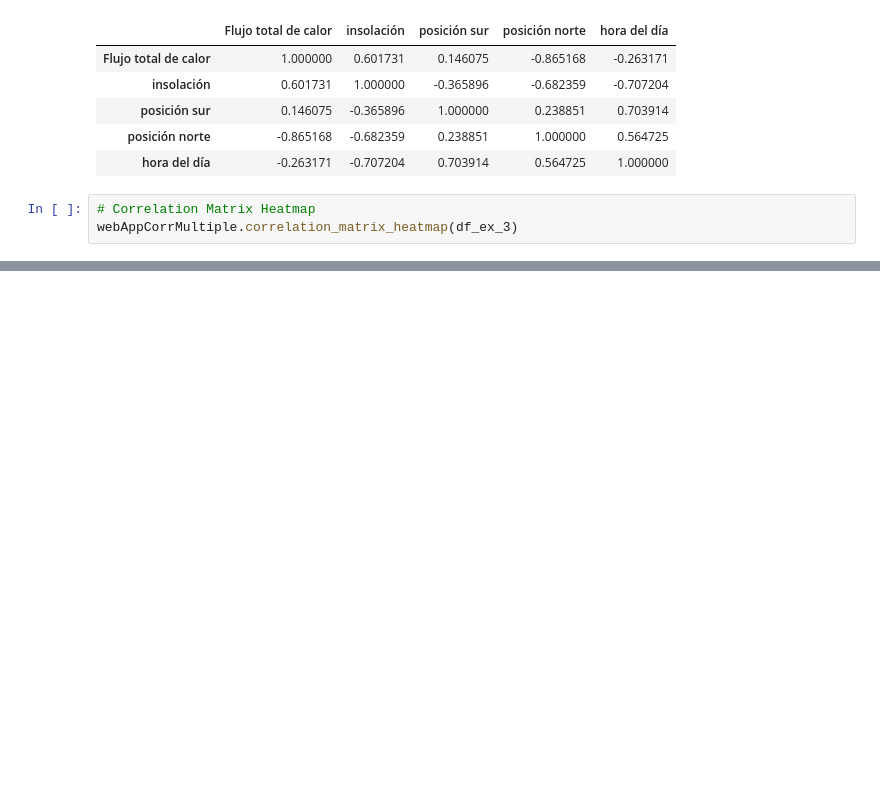
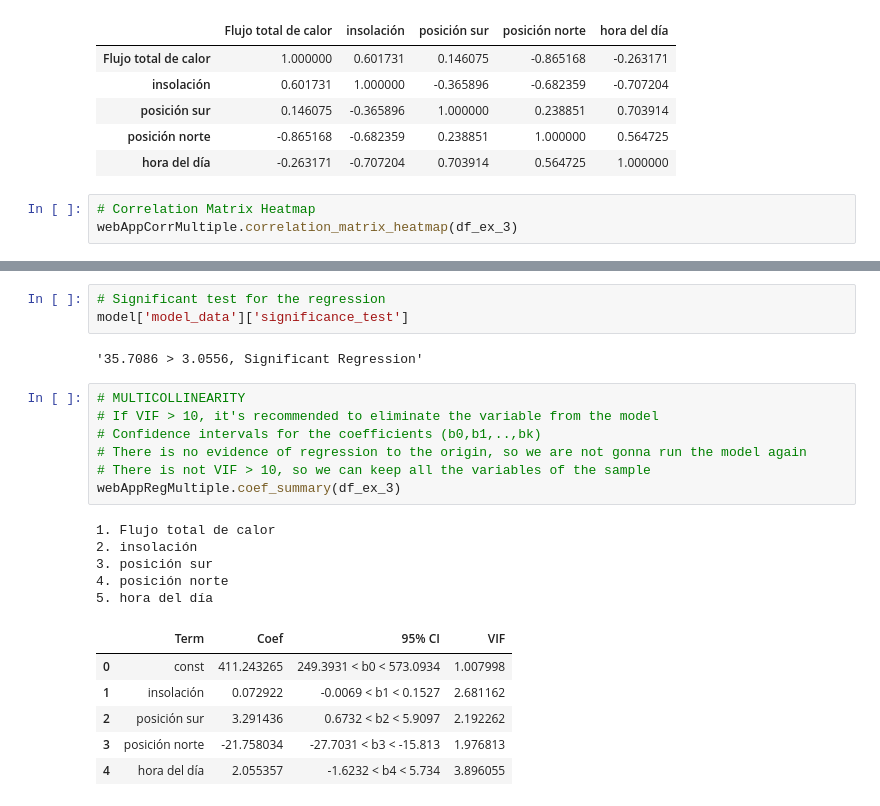
Before and after one commit to PPuertos/Regression-Modeling, a Jupyter notebook: modelado.ipynb, the cells around one changed output, grey strips where cells are left out. Saved outputs shown, nothing was run; the diff lists cells and outputs as text; blank space fills up the shorter version.

```diff
--- a/modelado.ipynb
+++ b/modelado.ipynb
@@ -122 +137,25 @@ webAppRegMultiple.VIF(df_ex_3.iloc[:,1:])
+# %%
+# Significant test for the regression
+model['model_data']['significance_test']
+# %% [output]
+'35.7086 > 3.0556, Significant Regression'
+# %%
+# MULTICOLLINEARITY
+# If VIF > 10, it's recommended to eliminate the variable from the model
+# Confidence intervals for the coefficients (b0,b1,..,bk)
+# There is no evidence of regression to the origin, so we are not gonna run the model again
+# There is not VIF > 10, so we can keep all the variables of the sample
+webAppRegMultiple.coef_summary(df_ex_3)
+# %% [output]
+1. Flujo total de calor
+2. insolación
+3. posición sur
+4. posición norte
+5. hora del día
+|  | Term | Coef | 95% CI | VIF |
+| 0 | const | 411.243265 | 249.3931 < b0 < 573.0934 | 1.007998 |
+| 1 | insolación | 0.072922 | -0.0069 < b1 < 0.1527 | 2.681162 |
+| 2 | posición sur | 3.291436 | 0.6732 < b2 < 5.9097 | 2.192262 |
+| 3 | posición norte | -21.758034 | -27.7031 < b3 < -15.813 | 1.976813 |
+| 4 | hora del día | 2.055357 | -1.6232 < b4 < 5.734 | 3.896055 |
 # %%
```
Also changed, not shown: parts of 17 cells of this notebook, 1 other file.
